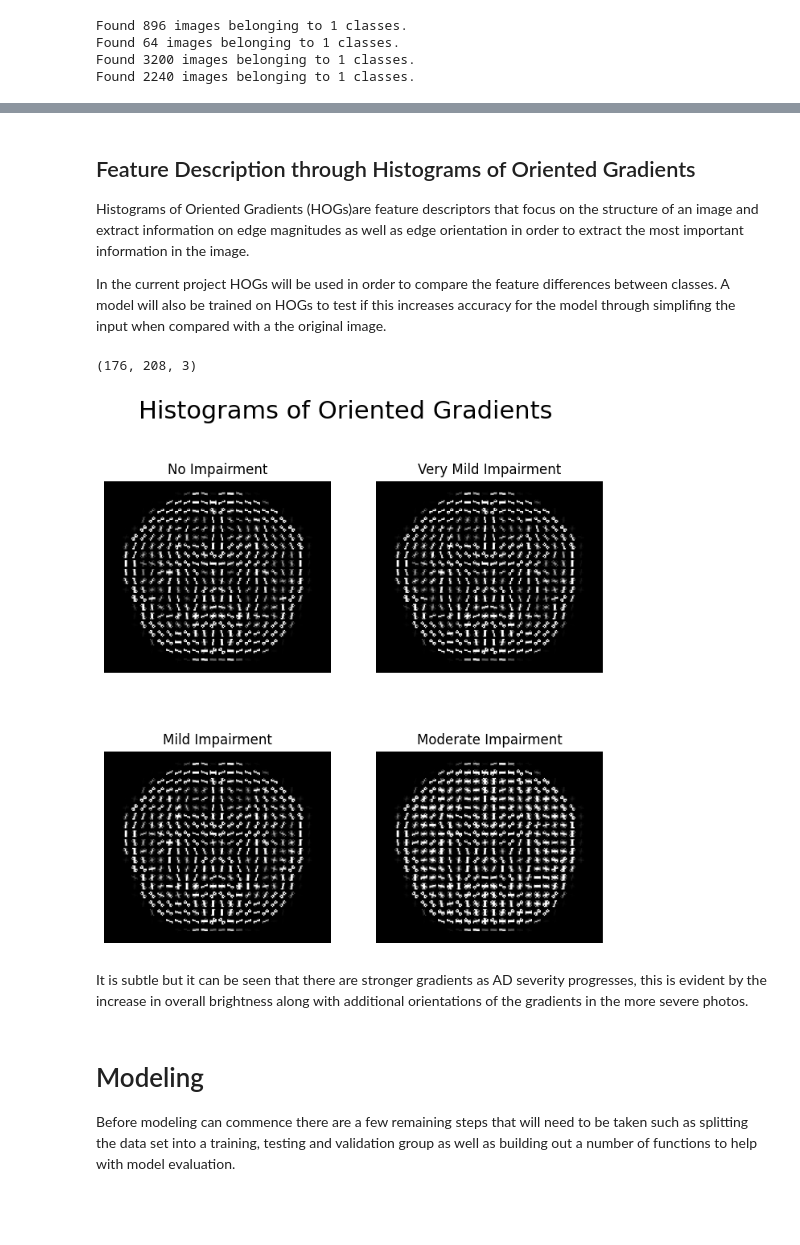
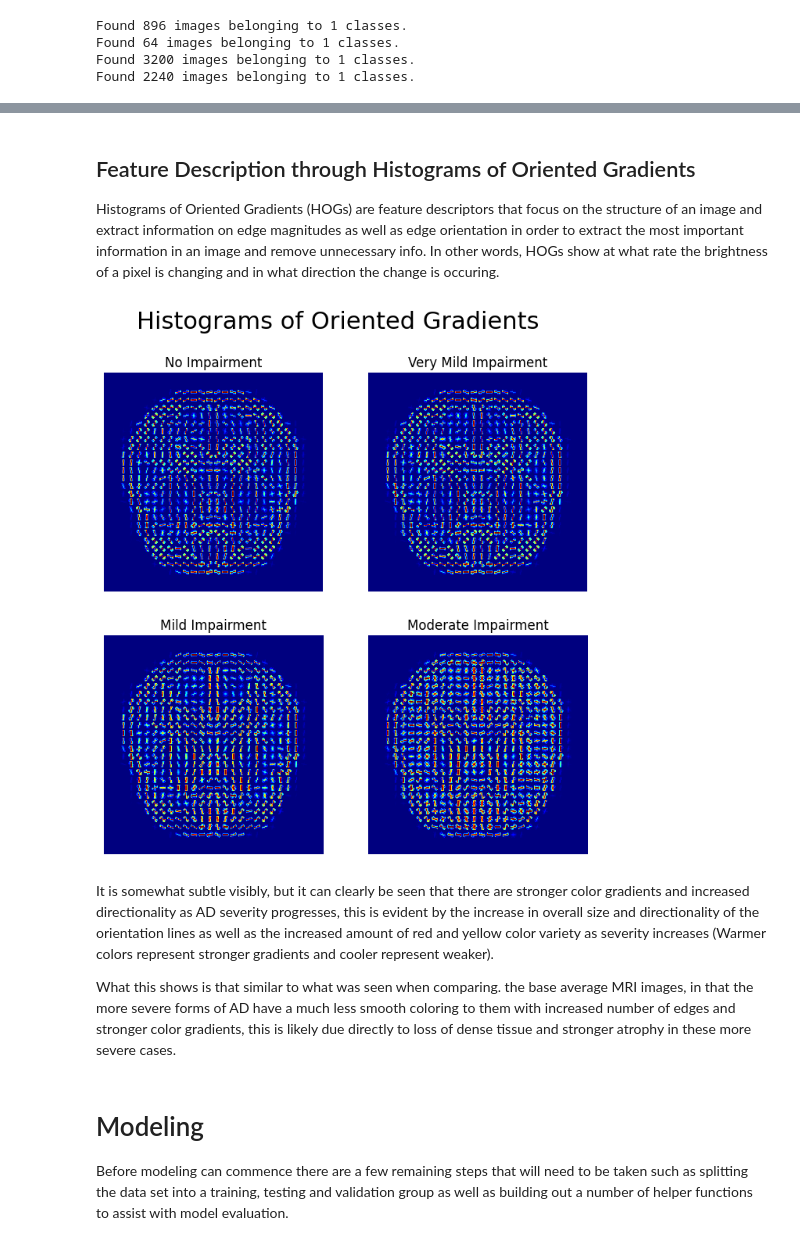
Before and after one commit to LucasFishbein/Alzheimer-Severity-From-MRI-Model, a Jupyter notebook: Alzheimer's Severity Classification Model.ipynb, the cells around one changed output, grey strips where cells are left out. Drawn from its saved outputs; the diff is of its cells as text; code cells hidden in the pictures; blank space fills up the shorter version.

```diff
--- a/Alzheimer's Severity Classification Model.ipynb
+++ b/Alzheimer's Severity Classification Model.ipynb
@@ -194,0 +163,27 @@ for num, index in enumerate(sample_image_indexes):
+# %%
+#Class codes and their labels for reference while building function
+
+# No Impairment
+no_impairment_class_code = [0.0, 0.0, 1.0, 0.0]
+# Very Mild Impairment
+very_mild_class_code = [0.0, 0.0, 0.0, 1.0]
+# Mild Impairment
+mild_class_code = [1.0, 0.0, 0.0, 0.0]
+# Moderate Impairment
+moderate_class_code = [0.0, 1.0, 0.0, 0.0]
+
+
+def class_code_to_label(class_code):
+    '''
+    Takes in a four digit array that represents the class of an image in the present AD MRI dataset and replaces it
+    with a string that represents the AD severity class name for readability.
+
+    '''
+    if class_code[2] == 1:
+        return 'No Impairment'
+    elif class_code[3] == 1:
+        return 'Very Mild Impairment'
+    elif class_code[0] == 1:
+        return 'Mild Impairment'
+    elif class_code[1] == 1:
+        return 'Moderate Impairment'
@@ -203,22 +214,22 @@ The classes will be seperated in order to better understand the differences betw
 
 #Creating Mild Dataset
 mild_data = ImageDataGenerator(rescale=1./255).flow_from_directory(all_images_directory,
-                                target_size = (176, 208),
+                                target_size = (224, 224),
                                 batch_size = 896,
                                 seed = 42, classes=['Mild Impairment'])
 #Creating Moderate Dataset
 moderate_data = ImageDataGenerator(rescale=1./255).flow_from_directory(all_images_directory,
-                                target_size = (176, 208),
+                                target_size = (224, 224),
                                 batch_size = 64,
                                 seed = 42, classes=['Moderate Impairment'])
 #Creating No Impairment Dataset
 no_impair_data = ImageDataGenerator(rescale=1./255).flow_from_directory(all_images_directory,
-                                target_size = (176, 208),
+                                target_size = (224, 224),
                                 batch_size = 3200,
                                 seed = 42, classes=['No Impairment'])
 #Creating Very Mild Dataset
 very_mild_data = ImageDataGenerator(rescale=1./255).flow_from_directory(all_images_directory,
-                                target_size = (176, 208),
+                                target_size = (224, 224),
                                 batch_size = 2240,
                                 seed = 42, classes=['Very Mild Impairment'])
 # %% [output]
@@ -244,8 +250,8 @@ In order to elucidate key structural differences between the classes, the averag
 # %%
 def create_average_image(images):
     '''
-    Input a series of images or arrays that correspond to images and the output is two values,
-    the average array and the average image of all inputs
+    Input a series of images or arrays that correspond to images and the average of all of those arrays are
+    calculated. The output is two values, the average array and the average image of all inputs in a uint8 format
     '''
     #Turn each input image into an array
     images_arrays = np.array([np.array(im) for im in images])
@@ -375,15 +361,7 @@ plt.savefig('./figures/Class_Mean_Comparisons.png')
 # %% [markdown]
 ## Feature Description through Histograms of Oriented Gradients
 
-Histograms of Oriented Gradients (HOGs)are feature descriptors that focus on the structure of an image and extract information on edge magnitudes as well as edge orientation in order to extract the most important information in the image.
-
-In the current project HOGs will be used in order to compare the feature differences between classes. A model will also be trained on HOGs to test if this increases accuracy for the model through simplifing the input when compared with a the original image.
+Histograms of Oriented Gradients (HOGs) are feature descriptors that focus on the structure of an image and extract information on edge magnitudes as well as edge orientation in order to extract the most important information in an image and remove unnecessary info. In other words, HOGs show at what rate the brightness of a pixel is changing and in what direction the change is occuring.
-# %%
-#Viewing Current image size
-image = no_impair_mean_array
-image.shape
-# %% [output]
-(176, 208, 3)
 # %%
 def create_hog(image_array):
     '''
@@ -406,24 +384,26 @@ hog_list = [no_impair_hog, very_mild_hog, mild_hog, moderate_hog]
 # %%
 fig = plt.figure(figsize=(8,8) )
 fig.suptitle("Histograms of Oriented Gradients", size=22)
 
 hog_titles = ['No Impairment','Very Mild Impairment','Mild Impairment','Moderate Impairment']
 
 for num, hog in enumerate(hog_list):
     fig.add_subplot(2,2,num+1)
     plt.title(hog_titles[num])
-    plt.imshow(hog, cmap='Greys_r')
+    plt.imshow(hog, cmap='jet')
     plt.axis('off')
 
 plt.savefig('./figures/Class_Mean_HOGs.png')
 # %% [output]
-[figure, old version]
+[figure, new version]
 # %% [markdown]
-It is subtle but it can be seen that there are stronger gradients as AD severity progresses, this is evident by the increase in overall brightness along with additional orientations of the gradients in the more severe photos.
+It is somewhat subtle visibly, but it can clearly be seen that there are stronger color gradients and increased directionality as AD severity progresses, this is evident by the increase in overall size and directionality of the orientation lines as well as the increased amount of red and yellow color variety as severity increases (Warmer colors represent stronger gradients and cooler represent weaker).
+
+What this shows is that similar to what was seen when comparing. the base average MRI images, in that the more severe forms of AD have a much less smooth coloring to them with increased number of edges and stronger color gradients, this is likely due directly to loss of dense tissue and stronger atrophy in these more severe cases.
 # %% [markdown]
 # Modeling
 
-Before modeling can commence there are a few remaining steps that will need to be taken such as splitting the data set into a training, testing and validation group as well as building out a number of functions to help with model evaluation.
+Before modeling can commence there are a few remaining steps that will need to be taken such as splitting the data set into a training, testing and validation group as well as building out a number of helper functions to assist with model evaluation.
 # %%
 #Model Evaluation Helper Functions
 
```
Also changed, not shown: parts of 95 cells of this notebook, 4 other files.
